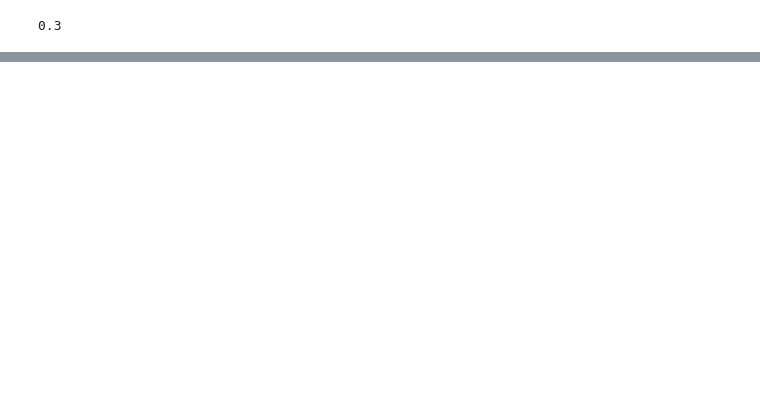
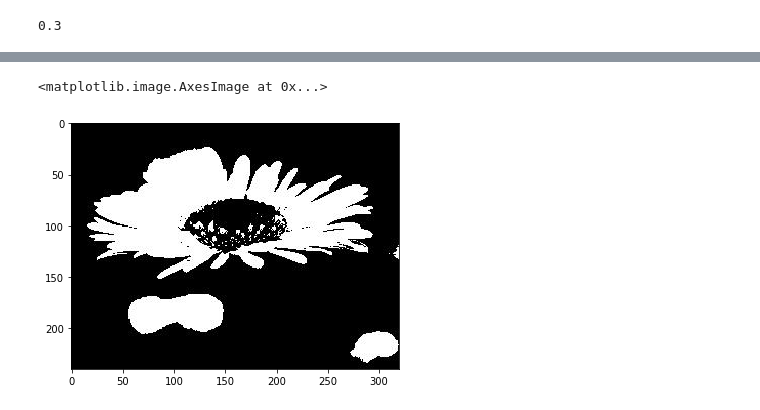
Before and after one commit to viniciusmwen/Computacional, a Jupyter notebook: Atividade07/Parte1e2.ipynb, the cells around one changed output, grey strips where cells are left out. Saved outputs shown, nothing was run; the diff lists cells and outputs as text; code cells hidden in the pictures; blank space fills up the shorter version.

Commit message:
Acuracias nas imagens com otsu aplicada

```diff
--- a/Atividade07/Parte1e2.ipynb
+++ b/Atividade07/Parte1e2.ipynb
@@ -208,0 +223,5 @@ classificationXBR(features, labelsInt, 0.9)
+# %%
+imshow(r1[0])
+# %% [output]
+<matplotlib.image.AxesImage at 0x...>
+[figure, added]
```
Also changed, not shown: parts of 6 cells of this notebook, 5 other files.
